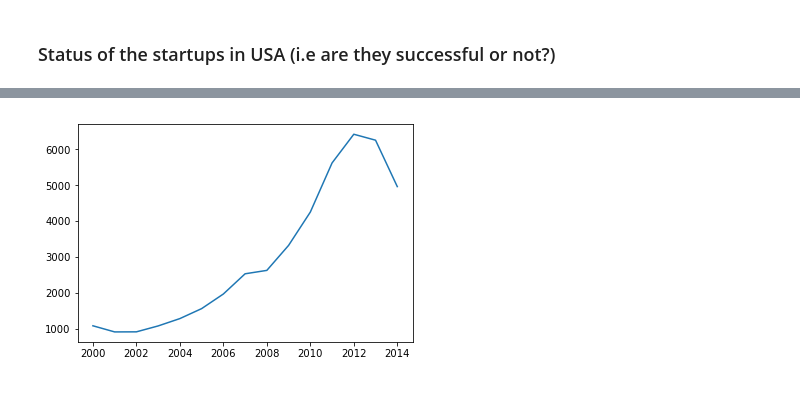
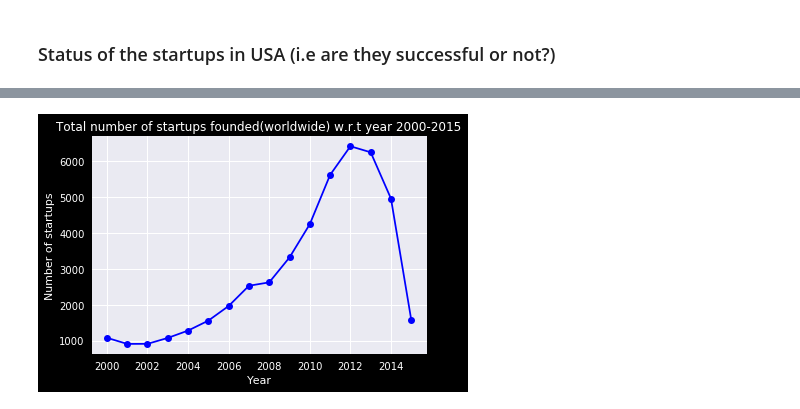
Before and after one commit to saichowdaryg/ECE143project, a Jupyter notebook: Final2.ipynb, the cells around one changed output, grey strips where cells are left out. Saved outputs shown, nothing was run; the diff lists cells and outputs as text; code cells hidden in the pictures.

```diff
--- a/Final2.ipynb
+++ b/Final2.ipynb
@@ -239,11 +287,0 @@ df['founding_day']=df['founded_at'].apply(lambda x:x.day)
-# %%
-def get_year_wise_number_of_startups_plot(years=range(2000,2015), countries=True):
-    count_list=[]
-    if countries:
-        for year in years:
-            count_list.append(df[df['founding_year']==year].shape[0])
-    plt.plot(years,count_list)
-    #add labels
-get_year_wise_number_of_startups_plot()
-# %% [output]
-[figure, removed]
@@ -259,0 +288,24 @@ countries=list(country_count_df.index)
+# %%
+def get_year_wise_plot(df,years=None, countries=True):
+    count_list=[]
+    if years==None:
+        years=range(int(df['founding_year'].min()),int(df['founding_year'].max()))
+    #print(years)
+
+    for year in years:
+            count_list.append(df[df['founding_year']==year].shape[0])
+    sns.set()
+    fig=plt.figure()
+    ax = fig.add_subplot(1,1,1)
+    fig.patch.set_facecolor('xkcd:black')
+    plt.plot(years,count_list, marker='o', color='b')
+    plt.xlabel('Year',color='white')
+    plt.ylabel('Number of startups',color='white')
+    ax.tick_params(axis='x', colors='white')
+    ax.tick_params(axis='y', colors='white')
+    plt.title('Total number of startups founded(worldwide) w.r.t year '+str(min(years))+'-'+str(max(years)),color='white')
+    plt.show()
+
+get_year_wise_plot(companies,range(2000,2016))
+# %% [output]
+[figure, added]
```
Also changed, not shown: parts of 55 cells of this notebook.
